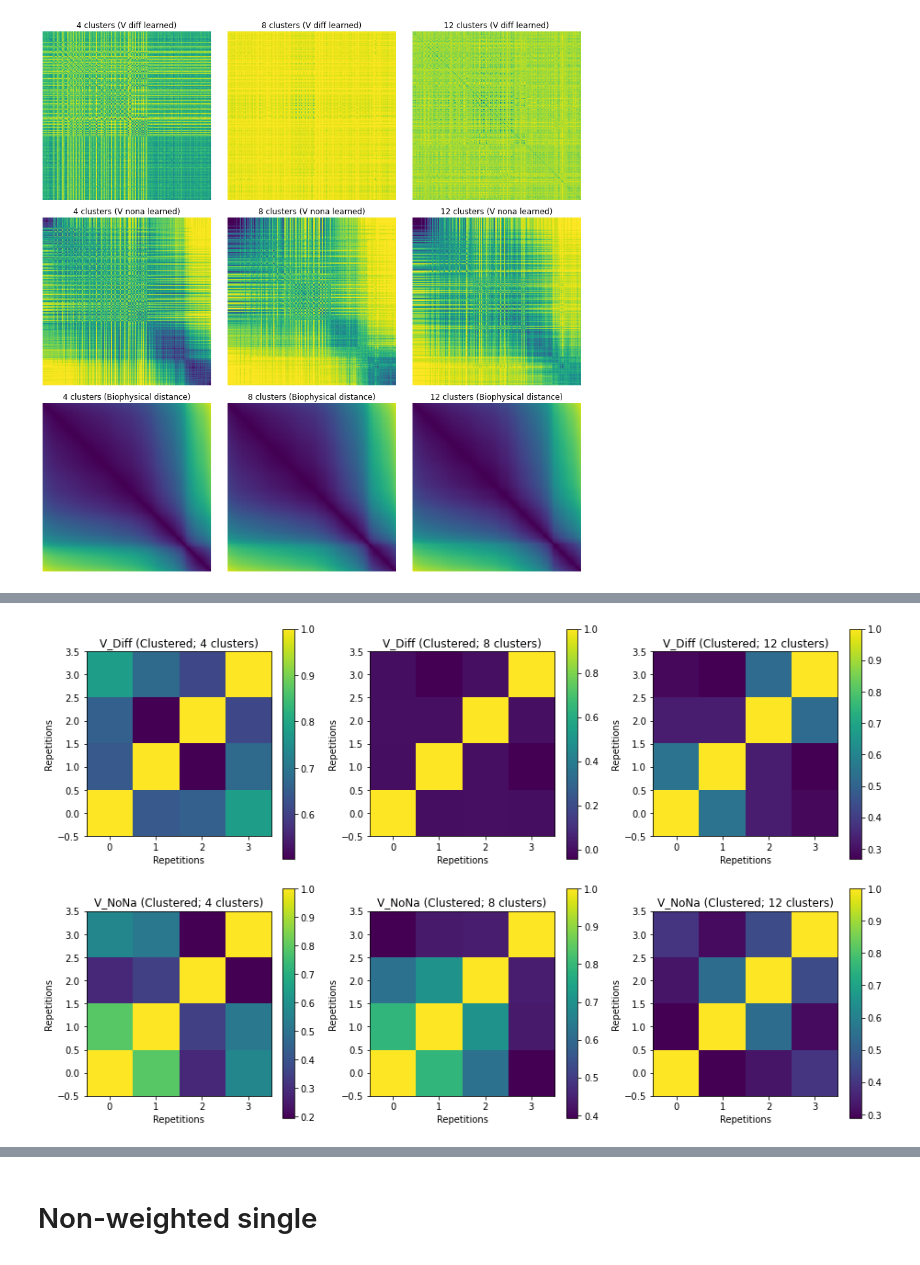
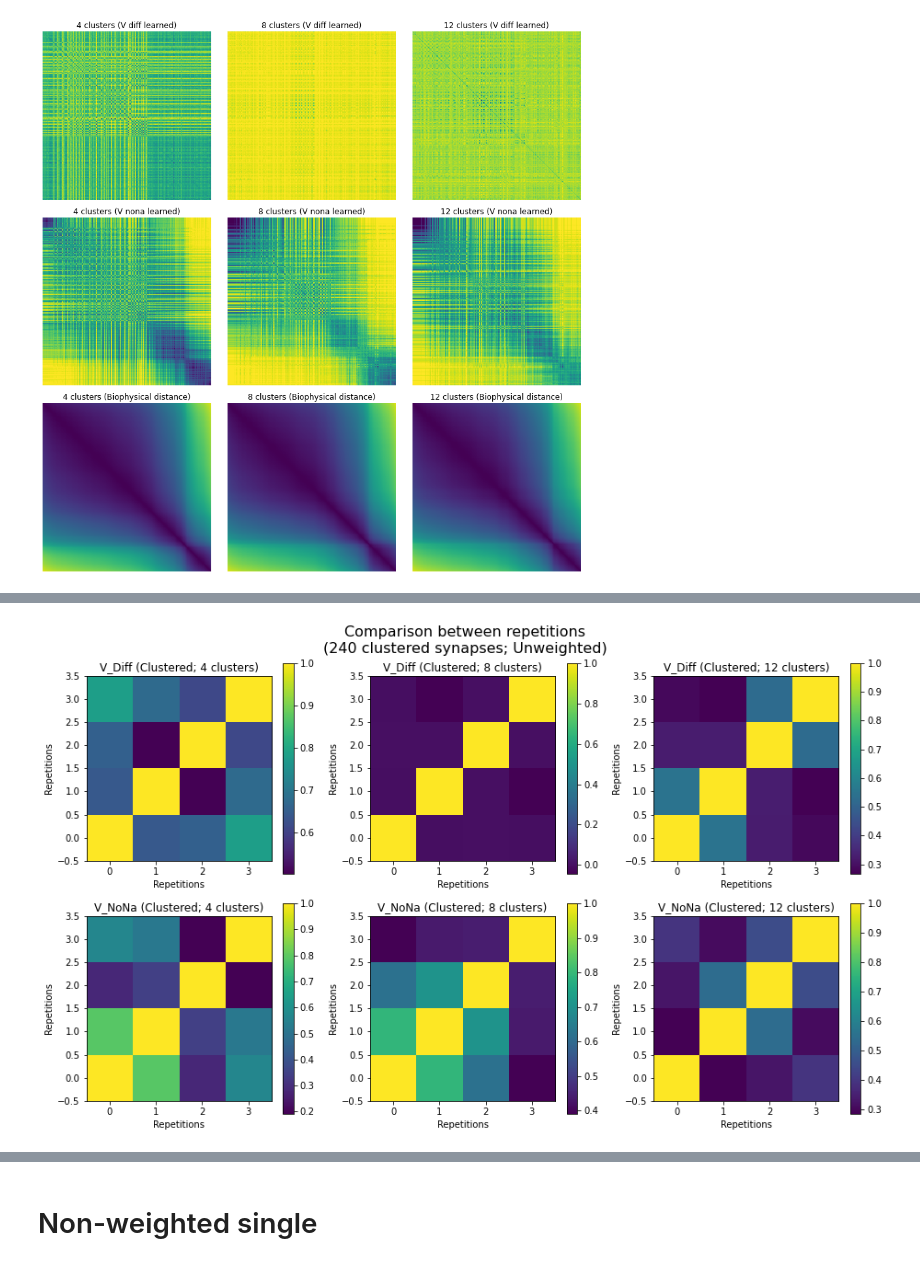
Before and after one commit to yjkimnada/dendrite, a Jupyter notebook: clust_rsa.ipynb, the cells around one changed output, grey strips where cells are left out. Drawn from its saved outputs; the diff is of its cells as text; code cells hidden in the pictures.

```diff
--- a/clust_rsa.ipynb
+++ b/clust_rsa.ipynb
@@ -334,34 +352,36 @@ fig, ax = plt.subplots(ncols=3, nrows=2, figsize= (13,8))
 
 im1 = ax[0,0].imshow(C4_diff_part_rep_corr, origin='lower')
 im2 = ax[1,0].imshow(C4_nona_part_rep_corr, origin='lower')
 im3 = ax[0,1].imshow(C8_diff_part_rep_corr, origin='lower')
 im4 = ax[1,1].imshow(C8_nona_part_rep_corr, origin='lower')
 im5 = ax[0,2].imshow(C12_diff_part_rep_corr, origin='lower')
 im6 = ax[1,2].imshow(C12_nona_part_rep_corr, origin='lower')
 
 plt.colorbar(im1, ax=ax[0,0])
 plt.colorbar(im2, ax=ax[1,0])
 plt.colorbar(im3, ax=ax[0,1])
 plt.colorbar(im4, ax=ax[1,1])
 plt.colorbar(im5, ax=ax[0,2])
 plt.colorbar(im6, ax=ax[1,2])
 
 ax[0,0].set_title("V_Diff (Clustered; 4 clusters)")
 ax[1,0].set_title("V_NoNa (Clustered; 4 clusters)")
 ax[0,1].set_title("V_Diff (Clustered; 8 clusters)")
 ax[1,1].set_title("V_NoNa (Clustered; 8 clusters)")
 ax[0,2].set_title("V_Diff (Clustered; 12 clusters)")
 ax[1,2].set_title("V_NoNa (Clustered; 12 clusters)")
 
 for i in range(2):
     for j in range(3):
         ax[i,j].set_xlabel("Repetitions")
         ax[i,j].set_ylabel("Repetitions")
 
+fig.suptitle("Comparison between repetitions\n(240 clustered synapses; Unweighted)", y=0.97, fontsize=16)
+
 fig.tight_layout()
 plt.show()
 # %% [output]
-[figure, old version]
+[figure, new version]
 # %%
 x, y = np.triu_indices(240, k=0)
 
```
Also changed, not shown: parts of 11 cells of this notebook.
